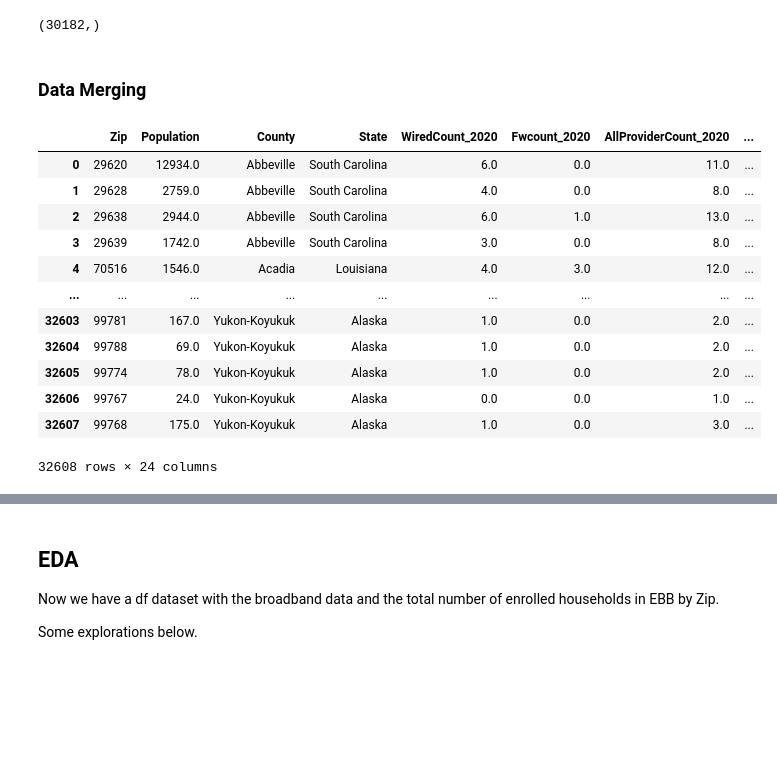
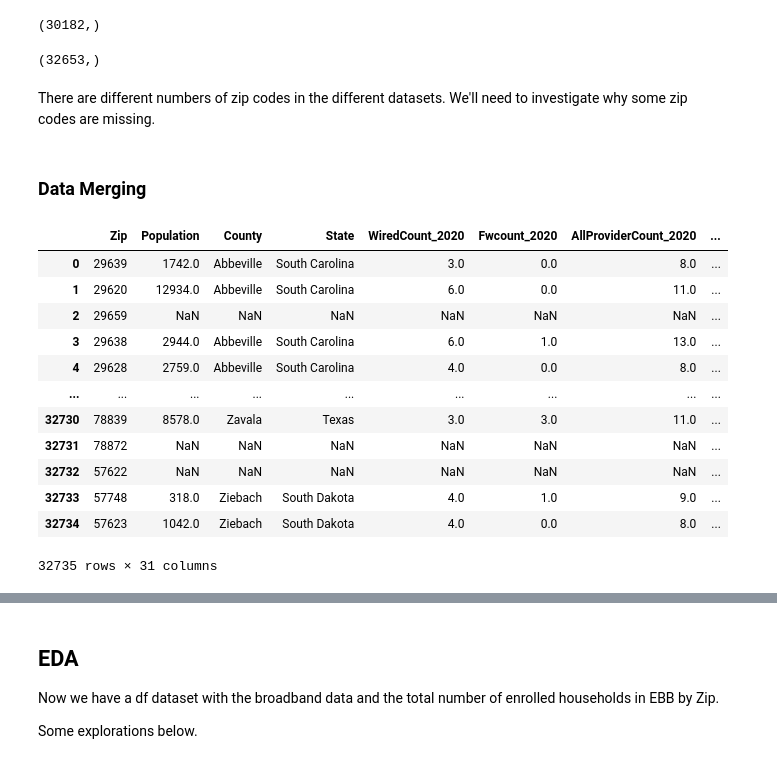
Before and after one commit to jcweaver/broadband-capstone, a Jupyter notebook: notebooks/eda.ipynb, the cells around one changed output, grey strips where cells are left out. Cells and saved outputs as stored; diff of their text form; code cells hidden in the pictures; blank space fills up the shorter version.

```diff
--- a/notebooks/eda.ipynb
+++ b/notebooks/eda.ipynb
@@ -20,9 +20,17 @@ import pandas as pd
 import numpy as np
 import altair as alt
 import matplotlib.pyplot as plt
+# %%
+## Helper function to pad zip codes with 0s
+
+def pad_zip(x):
+    zipcode = str(x)
+    while len(zipcode) < 5:
+        zipcode = "0" + zipcode
+    return zipcode
 # %%
 broadband = pd.read_csv("../data/broadband_now/broadband_data_opendatachallenge.csv",
-                        converters={'Zip' : lambda x: str(x)})
+                        converters={'Zip' : lambda x: pad_zip(x)})
 broadband
 # %% [output]
 |  | Zip | Population | County | State | WiredCount_2020 | Fwcount_2020 | AllProviderCount_2020 | ... |
@@ -41,7 +49,8 @@ broadband
 # %%
 ## Read in the EBB dataset but keep zip codes formatted correctly
 ebb = pd.read_excel("../data/ebb/EBB_Enrollment_by_Zip5_12_30.xlsx", header =4, usecols="A,B", nrows=30182,
-                   converters={'5 DIGIT ZIP CODE' : lambda x: str(x)})
+                   converters={'5 DIGIT ZIP CODE' : lambda x: pad_zip(x)})
+## Rename columns to standardize across datasetss
 ebb.columns = ["Zip", "Total_Enrolled_Households"]
 ebb
 # %% [output]
@@ -58,3 +67,11 @@ ebb
 | 30180 | 99929 | 34 |
 | 30181 | 00000 | 27028 |
 30182 rows × 2 columns
+# %%
+## Read in the Microsoft Broadband Usage Dataset
+msft_usage = pd.read_csv("../data/USBroadbandUsagePercentages-master/dataset/broadband_data_zipcode.csv",
+                   converters={'POSTAL CODE' : lambda x: pad_zip(x)})
+
+## Rename the column to Zip to match other datasets
+msft_usage = msft_usage.rename(columns={'POSTAL CODE' : "Zip"})
+msft_usage
@@ -89,21 +120,28 @@ np.unique(ebb["5 DIGIT ZIP CODE"]).shape
 # %% [output]
 (30182,)
+# %%
+np.unique(msft_usage["Zip"]).shape
+# %% [output]
+(32653,)
+# %% [markdown]
+There are different numbers of zip codes in the different datasets. We'll need to investigate why some zip codes are missing.
 # %% [markdown]
 ### Data Merging
 # %%
 df = pd.merge(broadband, ebb, how='left', on='Zip')
+df = pd.merge(df, msft_usage, how='right', on='Zip')
 df
 # %% [output]
 |  | Zip | Population | County | State | WiredCount_2020 | Fwcount_2020 | AllProviderCount_2020 | ... |
-| 0 | 29620 | 12934.0 | Abbeville | South Carolina | 6.0 | 0.0 | 11.0 | ... |
-| 1 | 29628 | 2759.0 | Abbeville | South Carolina | 4.0 | 0.0 | 8.0 | ... |
-| 2 | 29638 | 2944.0 | Abbeville | South Carolina | 6.0 | 1.0 | 13.0 | ... |
-| 3 | 29639 | 1742.0 | Abbeville | South Carolina | 3.0 | 0.0 | 8.0 | ... |
-| 4 | 70516 | 1546.0 | Acadia | Louisiana | 4.0 | 3.0 | 12.0 | ... |
+| 0 | 29639 | 1742.0 | Abbeville | South Carolina | 3.0 | 0.0 | 8.0 | ... |
+| 1 | 29620 | 12934.0 | Abbeville | South Carolina | 6.0 | 0.0 | 11.0 | ... |
+| 2 | 29659 | NaN | NaN | NaN | NaN | NaN | NaN | ... |
+| 3 | 29638 | 2944.0 | Abbeville | South Carolina | 6.0 | 1.0 | 13.0 | ... |
+| 4 | 29628 | 2759.0 | Abbeville | South Carolina | 4.0 | 0.0 | 8.0 | ... |
 | ... | ... | ... | ... | ... | ... | ... | ... | ... |
-| 32603 | 99781 | 167.0 | Yukon-Koyukuk | Alaska | 1.0 | 0.0 | 2.0 | ... |
-| 32604 | 99788 | 69.0 | Yukon-Koyukuk | Alaska | 1.0 | 0.0 | 2.0 | ... |
-| 32605 | 99774 | 78.0 | Yukon-Koyukuk | Alaska | 1.0 | 0.0 | 2.0 | ... |
-| 32606 | 99767 | 24.0 | Yukon-Koyukuk | Alaska | 0.0 | 0.0 | 1.0 | ... |
-| 32607 | 99768 | 175.0 | Yukon-Koyukuk | Alaska | 1.0 | 0.0 | 3.0 | ... |
+| 32730 | 78839 | 8578.0 | Zavala | Texas | 3.0 | 3.0 | 11.0 | ... |
+| 32731 | 78872 | NaN | NaN | NaN | NaN | NaN | NaN | ... |
+| 32732 | 57622 | NaN | NaN | NaN | NaN | NaN | NaN | ... |
+| 32733 | 57748 | 318.0 | Ziebach | South Dakota | 4.0 | 1.0 | 9.0 | ... |
+| 32734 | 57623 | 1042.0 | Ziebach | South Dakota | 4.0 | 0.0 | 8.0 | ... |
-32608 rows × 24 columns
+32735 rows × 31 columns
```
Also changed, not shown: parts of 10 cells of this notebook, 13 other files.
